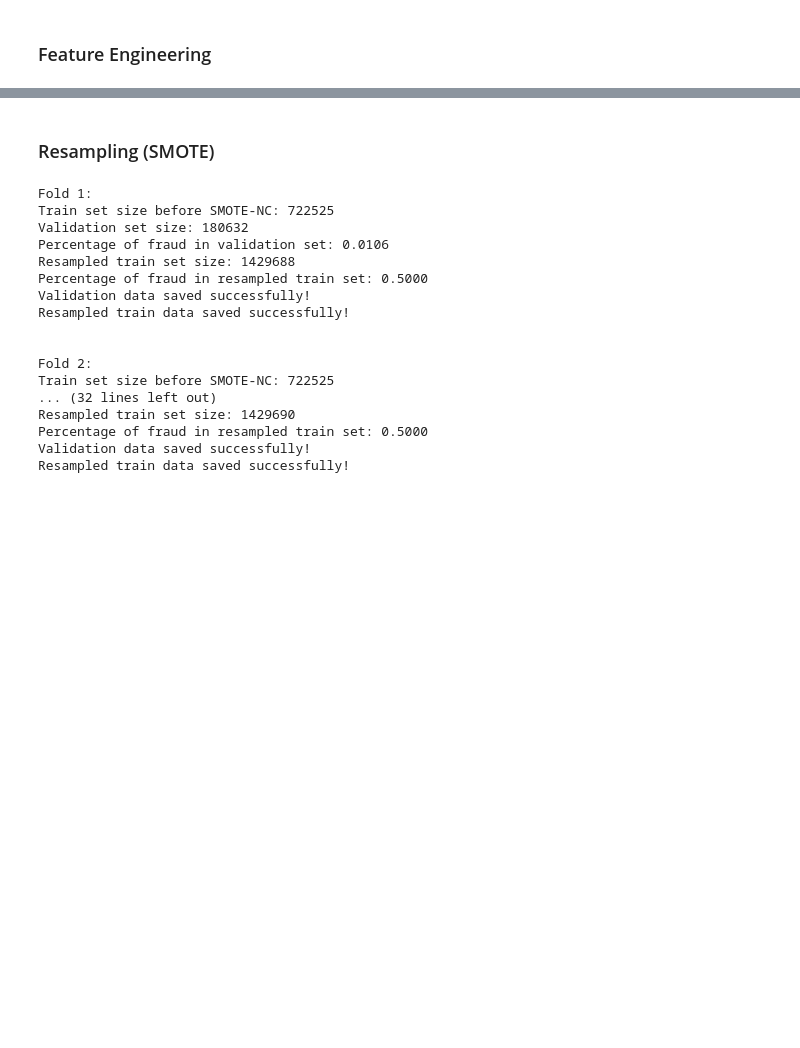
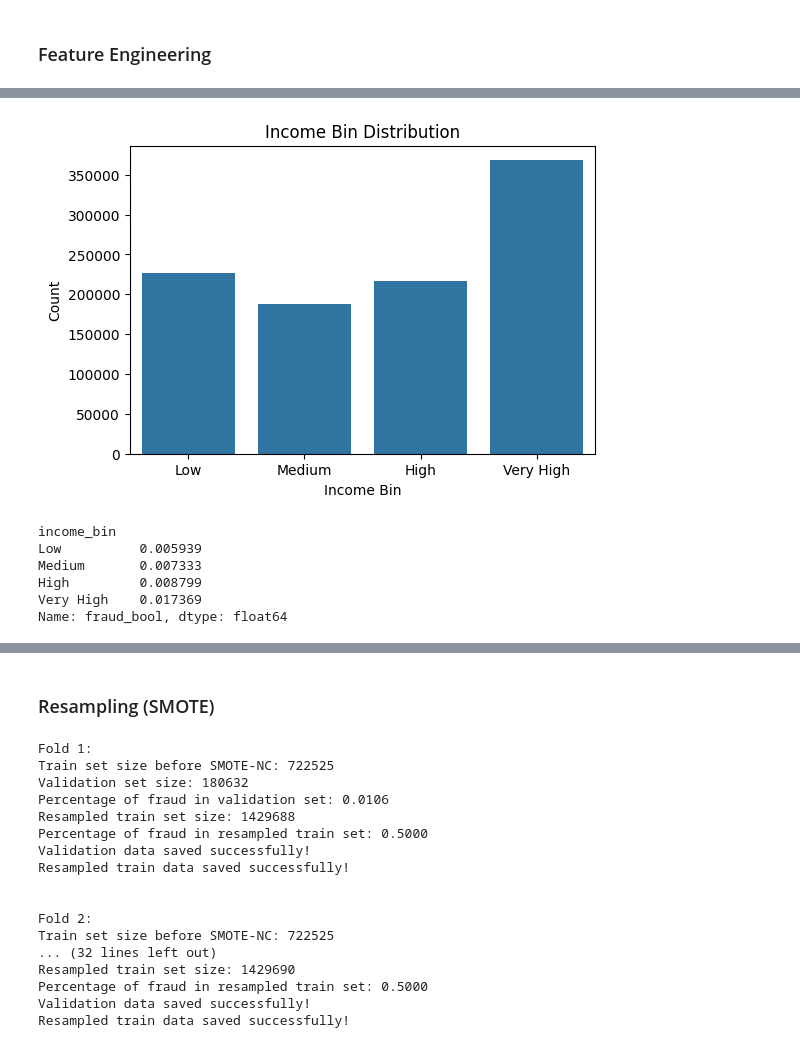
Before and after one commit to bernisschow/DSA4263-Business-and-Commerce-Fraud-Detection, a Jupyter notebook: notebooks/data_cleaning_and_eda.ipynb, the cells around one changed output, grey strips where cells are left out. Cells and saved outputs as stored; diff of their text form; code cells hidden in the pictures; blank space fills up the shorter version.

```diff
--- a/notebooks/data_cleaning_and_eda.ipynb
+++ b/notebooks/data_cleaning_and_eda.ipynb
@@ -236,0 +319,19 @@ df.head()
+# %%
+# Count plot for income bin
+plt.figure(figsize=(6, 4))
+sns.countplot(x='income_bin', data=df, order=labels)
+plt.title('Income Bin Distribution')
+plt.xlabel('Income Bin')
+plt.ylabel('Count')
+plt.show()
+# %% [output]
+[figure, added]
+# %%
+df.groupby('income_bin')['fraud_bool'].mean()
+# %% [output]
+income_bin
+Low          0.005939
+Medium       0.007333
+High         0.008799
+Very High    0.017369
+Name: fraud_bool, dtype: float64
```
Also changed, not shown: parts of 20 cells of this notebook, 1 other file.
